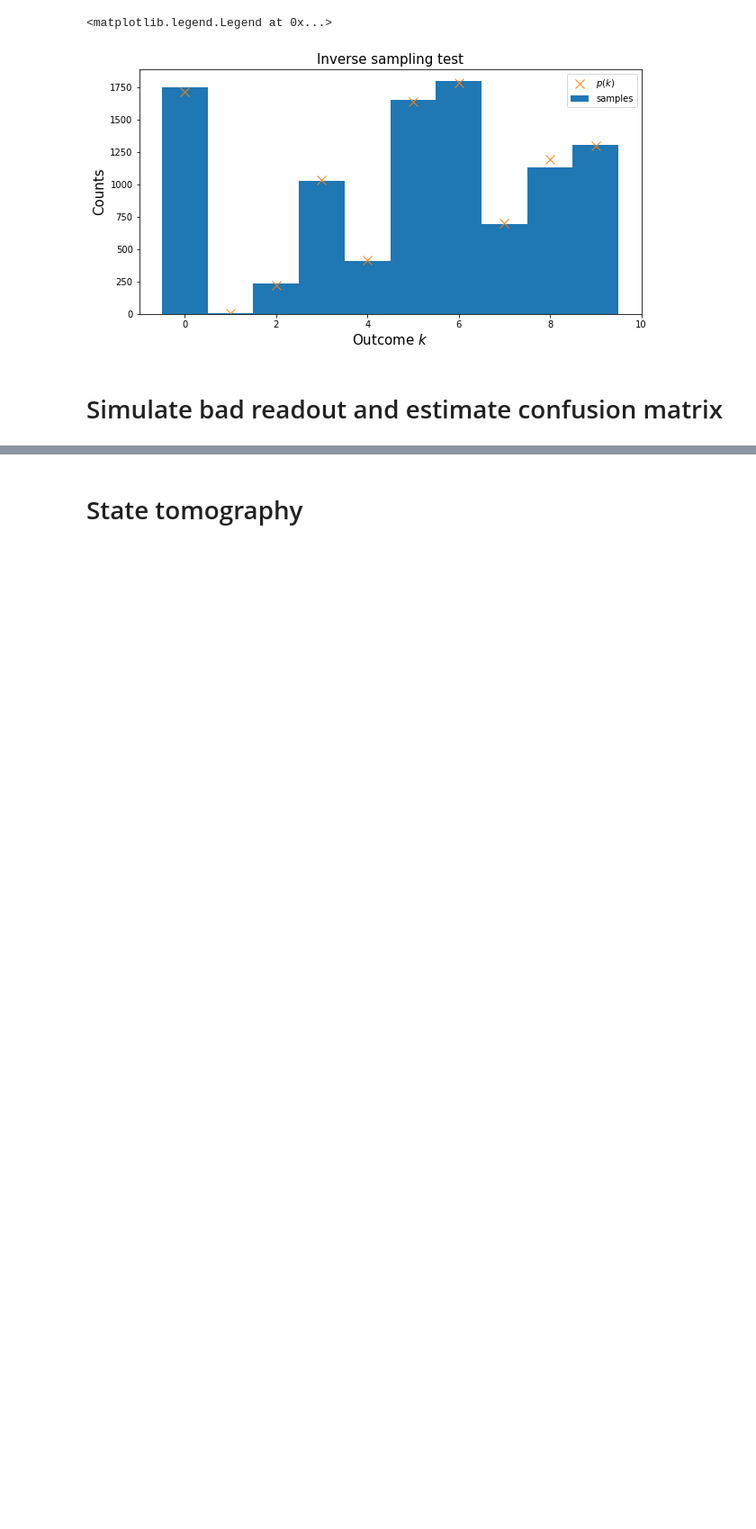
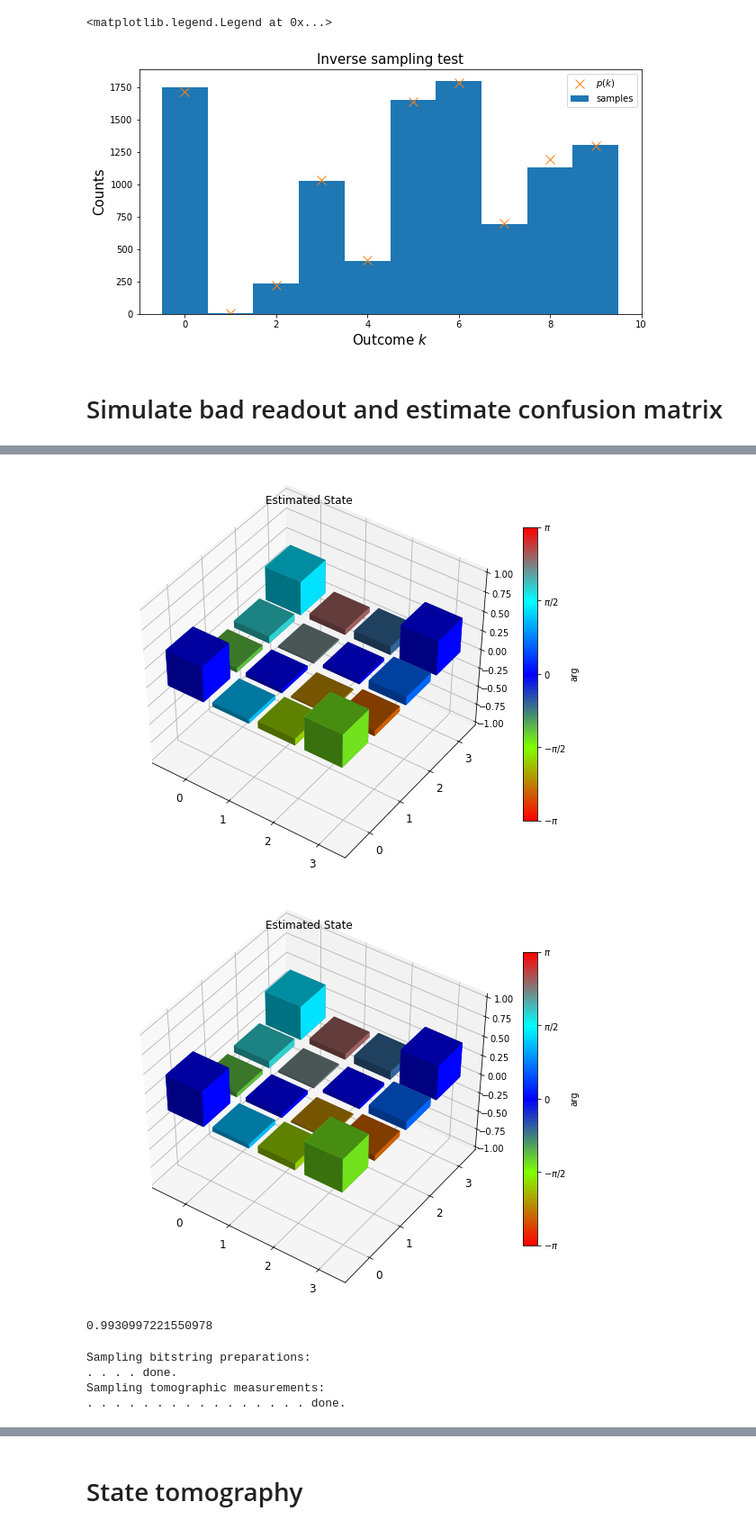
Before and after one commit to rigetti/grove, a Jupyter notebook: examples/QuantumTomography.ipynb, the cells around one changed output, grey strips where cells are left out. Shown at 90% size. Cells and saved outputs as stored; diff of their text form; code cells hidden in the pictures; blank space fills up the shorter version.

```diff
--- a/examples/QuantumTomography.ipynb
+++ b/examples/QuantumTomography.ipynb
@@ -56,0 +194,9 @@ array([[ 0.8935,  0.1495],
+# %%
+tomo.plot()
+# %% [output]
+[figure, added]
+[figure, added]
+# %%
+tomo.fidelity(tomo2.rho_est)
+# %% [output]
+0.9930997221550978
@@ -56,0 +207,9 @@ array([[ 0.8935,  0.1495],
+# %%
+stomo2, _ = do_state_tomography(Program([H(0),
+                             H(1), CZ(0, 1), H(1)
+                            ]), 2000, qpu, [0, 1])
+# %% [output]
+Sampling bitstring preparations:
+. . . . done.
+Sampling tomographic measurements:
+. . . . . . . . . . . . . . . . done.
```
Also changed, not shown: parts of 40 cells of this notebook, 4 other files.
